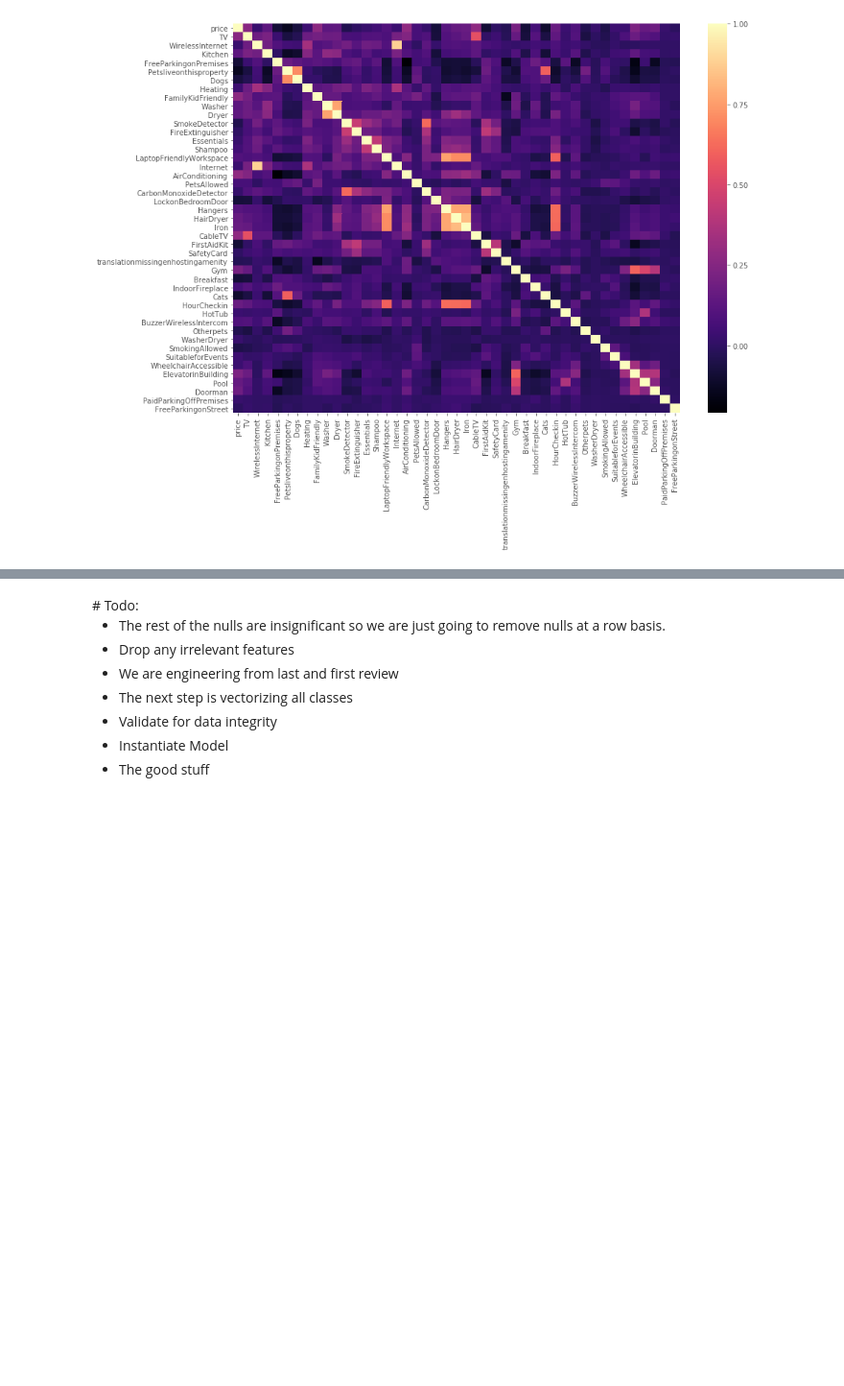
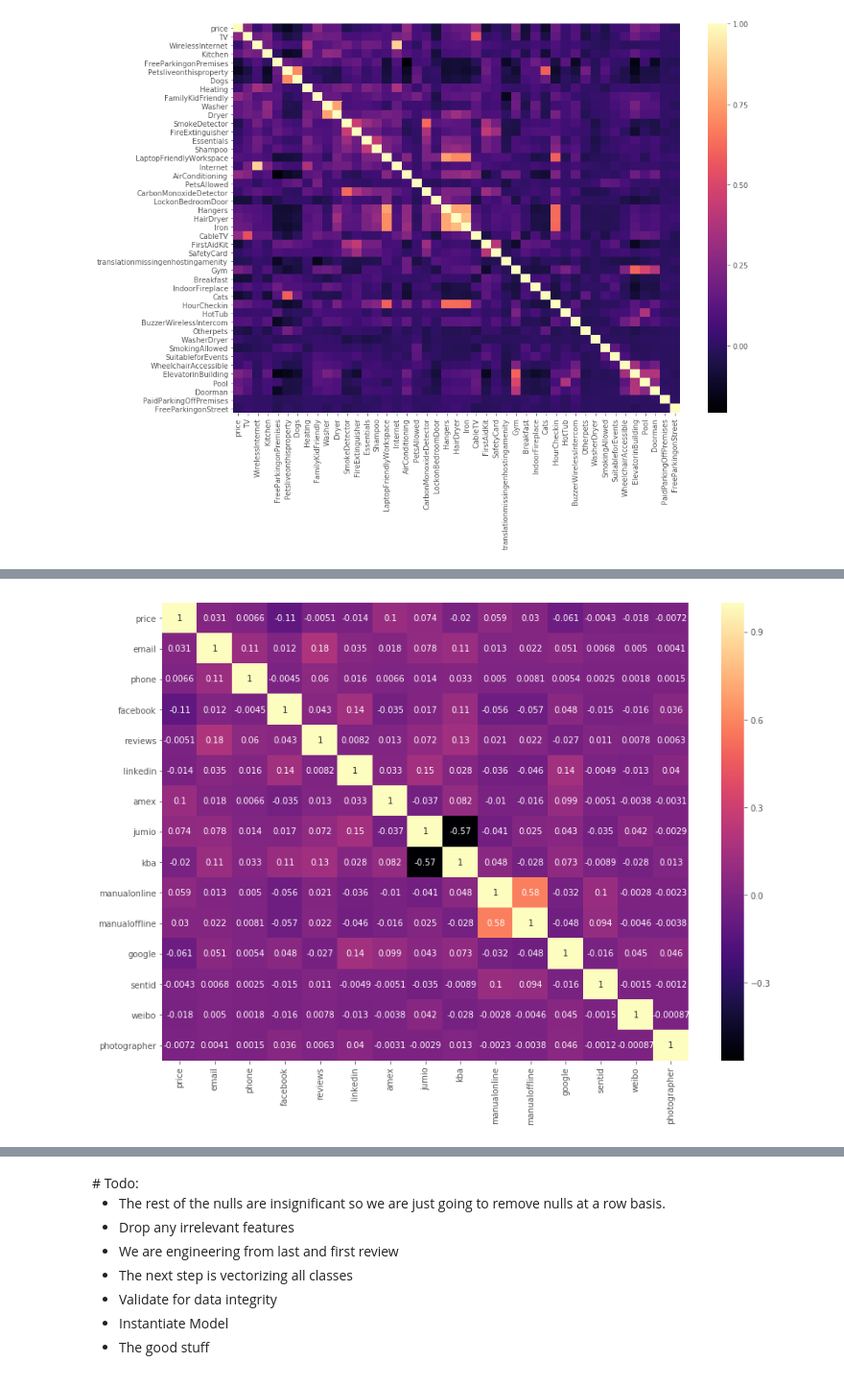
Before and after one commit to samlexrod/airbnb_ml, a Jupyter notebook: Airbnb_Analysis.ipynb, the cells around one changed output, grey strips where cells are left out. Shown at 96% size. Cells and saved outputs as stored; diff of their text form; code cells hidden in the pictures; blank space fills up the shorter version.

```diff
--- a/Airbnb_Analysis.ipynb
+++ b/Airbnb_Analysis.ipynb
@@ -1560,0 +1556,6 @@ listings_transform[['host_verifications']].head()
+# %%
+# split add and drop -- save columns and example of transformations
+ds.split_create_dummy('amenities')
+ds.add_dummies(drop_original=True)
+amenities_columns = ds.dummy_columns[:]
+ds.dummy_frame.head()
@@ -1574,0 +1580,6 @@ listings_transform.drop(['amenities', 'host_verifications'], axis=1, inplace=Tru
+# %%
+# split add and drop -- save columns and example of transformations
+ds.split_create_dummy(feature_name='host_verifications')
+ds.add_dummies(drop_original=True)
+host_verifications = ds.dummy_columns[:]
+ds.dummy_frame.head()
@@ -1587,0 +1610,4 @@ analysis.correlation_status(amenities.columns.tolist(), show_values=False)
+# %%
+analysis.correlation_status(host_verifications, show_values=True)
+# %% [output]
+[figure, added]
```
Also changed, not shown: parts of 47 cells of this notebook, 1 other file.
